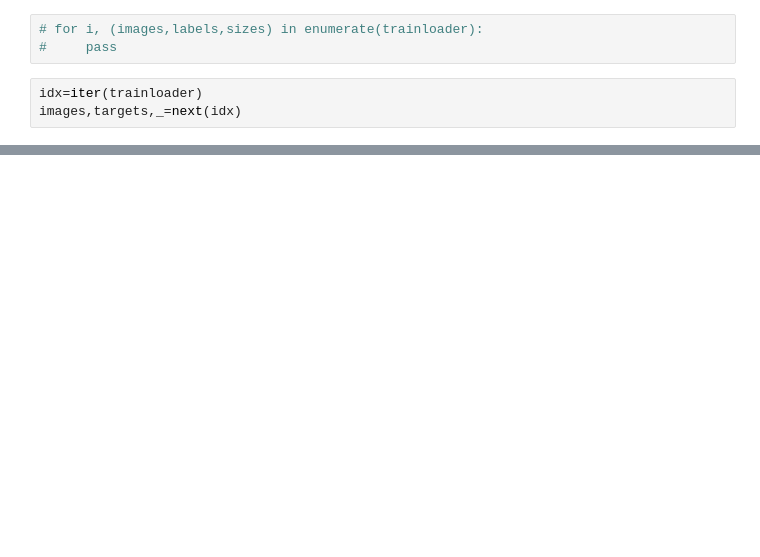
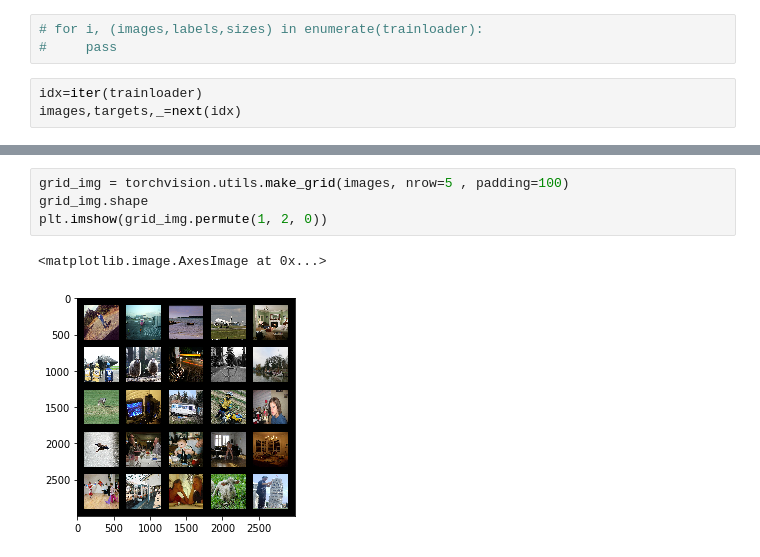
Before and after one commit to Alibhji/python_training, a Jupyter notebook: 4_YOLO_1/YOLO_notebooke_1.ipynb, the cells around one changed output, grey strips where cells are left out. Saved outputs shown, nothing was run; the diff lists cells and outputs as text; blank space fills up the shorter version.

```diff
--- a/4_YOLO_1/YOLO_notebooke_1.ipynb
+++ b/4_YOLO_1/YOLO_notebooke_1.ipynb
@@ -74,0 +58,7 @@ plt.show()
+# %%
+grid_img = torchvision.utils.make_grid(images, nrow=5 , padding=100)
+grid_img.shape
+plt.imshow(grid_img.permute(1, 2, 0))
+# %% [output]
+<matplotlib.image.AxesImage at 0x...>
+[figure, added]
```
Also changed, not shown: parts of 4 cells of this notebook, 1 other file.
